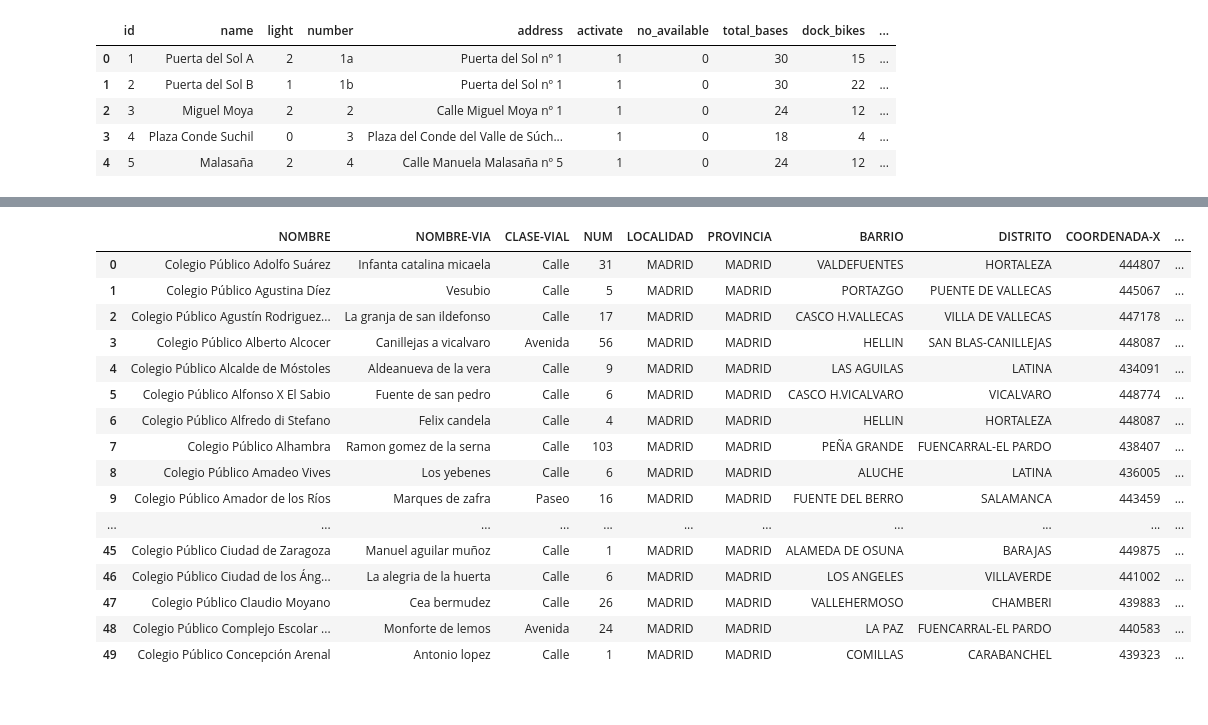
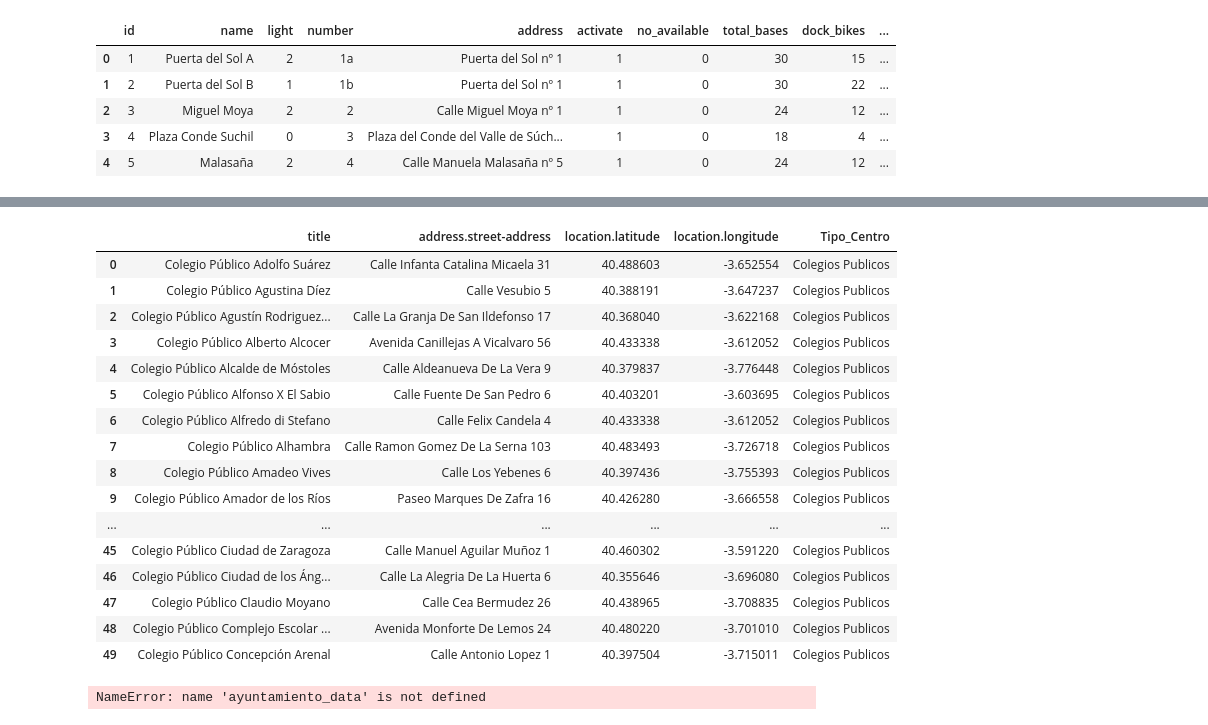
Before and after one commit to napoleonthevitzla/ih_datamadpt1121_project_m1, a Jupyter notebook: Notebook/PseudoCode_projecto_IH_M1.ipynb, the cells around one changed output, grey strips where cells are left out. Cells and saved outputs as stored; diff of their text form; code cells hidden in the pictures.

```diff
--- a/Notebook/PseudoCode_projecto_IH_M1.ipynb
+++ b/Notebook/PseudoCode_projecto_IH_M1.ipynb
@@ -45,4 +59,0 @@ colegios_publicos_data.head()
-# %%
-#Eliminamos columnas de Escuela infantiles:
-
-escuelas_infantiles_data = escuelas_infantiles_data.drop(columns=['PK', 'DESCRIPCION-ENTIDAD', 'HORARIO', 'EQUIPAMIENTO', 'TRANSPORTE', 'DESCRIPCION', 'ACCESIBILIDAD', 'CONTENT-URL','TELEFONO','FAX','EMAIL', 'TIPO','TIPO-NUM','PLANTA','PUERTA','ESCALERAS', 'ORIENTACION', 'CODIGO-POSTAL','Unnamed: 30'])
@@ -56,3 +60,6 @@ Index(['NOMBRE', 'NOMBRE-VIA', 'CLASE-VIAL', 'NUM', 'LOCALIDAD', 'PROVINCIA',
-# %%
-#Eliminamos columnas de colegios_publicos_data
-colegios_publicos_data = colegios_publicos_data.drop(columns=['PK', 'DESCRIPCION-ENTIDAD', 'HORARIO', 'EQUIPAMIENTO', 'TRANSPORTE', 'DESCRIPCION', 'ACCESIBILIDAD', 'CONTENT-URL','TELEFONO','FAX','EMAIL', 'TIPO','TIPO-NUM','PLANTA','PUERTA','ESCALERAS', 'ORIENTACION', 'CODIGO-POSTAL','Unnamed: 30'])
+# %%
+#Eliminamos columnas de Escuela infantiles:
+
+escuelas_infantiles_data = escuelas_infantiles_data.drop(columns=["@id","@type","id","relation","address.district.@id","address.area.@id","address.locality","address.postal-code","organization.organization-desc","organization.accesibility","organization.schedule","organization.services","organization.organization-name"])
+# "@id","@type","id","title","relation","address.district.@id","address.area.@id","address.locality","address.postal-code","address.street-address","location.latitude","location.longitude","organization.organization-desc","organization.accesibility","organization.schedule","organization.services","organization.organization-name"
+escuelas_infantiles_data.head()
@@ -58,0 +73,5 @@ colegios_publicos_data = colegios_publicos_data.drop(columns=['PK', 'DESCRIPCION
+# %%
+#Eliminamos columnas de colegios_publicos_data:
+
+colegios_publicos_data = colegios_publicos_data.drop(columns=["@id","@type","id","relation","address.district.@id","address.area.@id","address.locality","address.postal-code","organization.organization-desc","organization.accesibility","organization.schedule","organization.services","organization.organization-name"])
+colegios_publicos_data.info()
@@ -105,25 +125,25 @@ ayuntamiento_data.head()
 # %%
 #Vamos a poner los datos de las direcciones en minusculas.
 
-ayuntamiento_data['NOMBRE-VIA']=ayuntamiento_data['NOMBRE-VIA'].str.capitalize()
-ayuntamiento_data['CLASE-VIAL']=ayuntamiento_data['CLASE-VIAL'].str.capitalize()
+ayuntamiento_data['address.street-address']=ayuntamiento_data['address.street-address'].str.title()
+
 ayuntamiento_data.head(50)
 # %% [output]
-|  | NOMBRE | NOMBRE-VIA | CLASE-VIAL | NUM | LOCALIDAD | PROVINCIA | BARRIO | DISTRITO | COORDENADA-X | ... |
-| 0 | Colegio Público Adolfo Suárez | Infanta catalina micaela | Calle | 31 | MADRID | MADRID | VALDEFUENTES | HORTALEZA | 444807 | ... |
-| 1 | Colegio Público Agustina Díez | Vesubio | Calle | 5 | MADRID | MADRID | PORTAZGO | PUENTE DE VALLECAS | 445067 | ... |
-| 2 | Colegio Público Agustín Rodriguez... | La granja de san ildefonso | Calle | 17 | MADRID | MADRID | CASCO H.VALLECAS | VILLA DE VALLECAS | 447178 | ... |
-| 3 | Colegio Público Alberto Alcocer | Canillejas a vicalvaro | Avenida | 56 | MADRID | MADRID | HELLIN | SAN BLAS-CANILLEJAS | 448087 | ... |
-| 4 | Colegio Público Alcalde de Móstoles | Aldeanueva de la vera | Calle | 9 | MADRID | MADRID | LAS AGUILAS | LATINA | 434091 | ... |
-| 5 | Colegio Público Alfonso X El Sabio | Fuente de san pedro | Calle | 6 | MADRID | MADRID | CASCO H.VICALVARO | VICALVARO | 448774 | ... |
-| 6 | Colegio Público Alfredo di Stefano | Felix candela | Calle | 4 | MADRID | MADRID | HELLIN | HORTALEZA | 448087 | ... |
-| 7 | Colegio Público Alhambra | Ramon gomez de la serna | Calle | 103 | MADRID | MADRID | PEÑA GRANDE | FUENCARRAL-EL PARDO | 438407 | ... |
-| 8 | Colegio Público Amadeo Vives | Los yebenes | Calle | 6 | MADRID | MADRID | ALUCHE | LATINA | 436005 | ... |
-| 9 | Colegio Público Amador de los Ríos | Marques de zafra | Paseo | 16 | MADRID | MADRID | FUENTE DEL BERRO | SALAMANCA | 443459 | ... |
-| ... | ... | ... | ... | ... | ... | ... | ... | ... | ... | ... |
-| 45 | Colegio Público Ciudad de Zaragoza | Manuel aguilar muñoz | Calle | 1 | MADRID | MADRID | ALAMEDA DE OSUNA | BARAJAS | 449875 | ... |
-| 46 | Colegio Público Ciudad de los Áng... | La alegria de la huerta | Calle | 6 | MADRID | MADRID | LOS ANGELES | VILLAVERDE | 441002 | ... |
-| 47 | Colegio Público Claudio Moyano | Cea bermudez | Calle | 26 | MADRID | MADRID | VALLEHERMOSO | CHAMBERI | 439883 | ... |
-| 48 | Colegio Público Complejo Escolar ... | Monforte de lemos | Avenida | 24 | MADRID | MADRID | LA PAZ | FUENCARRAL-EL PARDO | 440583 | ... |
-| 49 | Colegio Público Concepción Arenal | Antonio lopez | Calle | 1 | MADRID | MADRID | COMILLAS | CARABANCHEL | 439323 | ... |
+|  | title | address.street-address | location.latitude | location.longitude | Tipo_Centro |
+| 0 | Colegio Público Adolfo Suárez | Calle Infanta Catalina Micaela 31 | 40.488603 | -3.652554 | Colegios Publicos |
+| 1 | Colegio Público Agustina Díez | Calle Vesubio 5 | 40.388191 | -3.647237 | Colegios Publicos |
+| 2 | Colegio Público Agustín Rodriguez... | Calle La Granja De San Ildefonso 17 | 40.368040 | -3.622168 | Colegios Publicos |
+| 3 | Colegio Público Alberto Alcocer | Avenida Canillejas A Vicalvaro 56 | 40.433338 | -3.612052 | Colegios Publicos |
+| 4 | Colegio Público Alcalde de Móstoles | Calle Aldeanueva De La Vera 9 | 40.379837 | -3.776448 | Colegios Publicos |
+| 5 | Colegio Público Alfonso X El Sabio | Calle Fuente De San Pedro 6 | 40.403201 | -3.603695 | Colegios Publicos |
+| 6 | Colegio Público Alfredo di Stefano | Calle Felix Candela 4 | 40.433338 | -3.612052 | Colegios Publicos |
+| 7 | Colegio Público Alhambra | Calle Ramon Gomez De La Serna 103 | 40.483493 | -3.726718 | Colegios Publicos |
+| 8 | Colegio Público Amadeo Vives | Calle Los Yebenes 6 | 40.397436 | -3.755393 | Colegios Publicos |
+| 9 | Colegio Público Amador de los Ríos | Paseo Marques De Zafra 16 | 40.426280 | -3.666558 | Colegios Publicos |
+| ... | ... | ... | ... | ... | ... |
+| 45 | Colegio Público Ciudad de Zaragoza | Calle Manuel Aguilar Muñoz 1 | 40.460302 | -3.591220 | Colegios Publicos |
+| 46 | Colegio Público Ciudad de los Áng... | Calle La Alegria De La Huerta 6 | 40.355646 | -3.696080 | Colegios Publicos |
+| 47 | Colegio Público Claudio Moyano | Calle Cea Bermudez 26 | 40.438965 | -3.708835 | Colegios Publicos |
+| 48 | Colegio Público Complejo Escolar ... | Avenida Monforte De Lemos 24 | 40.480220 | -3.701010 | Colegios Publicos |
+| 49 | Colegio Público Concepción Arenal | Calle Antonio Lopez 1 | 40.397504 | -3.715011 | Colegios Publicos |
 # %%
@@ -132,5 +154,8 @@ ayuntamiento_data['NUM'] = ayuntamiento_data['NUM'].replace(np.nan,"S/N")
 # %%
+## NO NECESARIO CON API ##
+
 #Ahora queremos añadir una columna con los datos de NOMBRE-VIA, CLASE-VIAL y NUM.
-
-ayuntamiento_data["Place_address"] = ayuntamiento_data["CLASE-VIAL"] +" "+ ayuntamiento_data['NOMBRE-VIA']  + ", "+ ayuntamiento_data["NUM"].astype(str)
+## ayuntamiento_data["Place_address"] = ayuntamiento_data["CLASE-VIAL"] +" "+ ayuntamiento_data['NOMBRE-VIA']  + ", "+ ayuntamiento_data["NUM"].astype(str)
+# %% [output]
+NameError: name 'ayuntamiento_data' is not defined
 # %%
```
Also changed, not shown: parts of 20 cells of this notebook.
